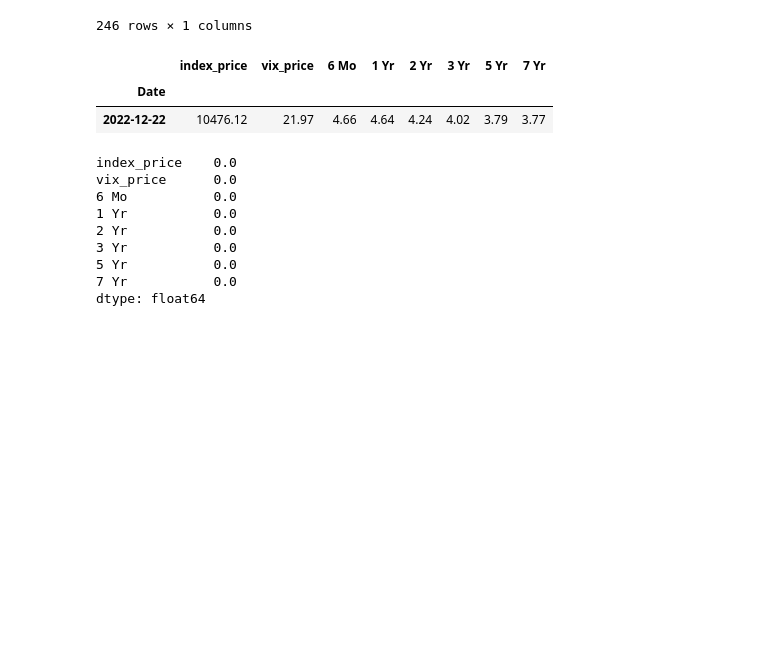
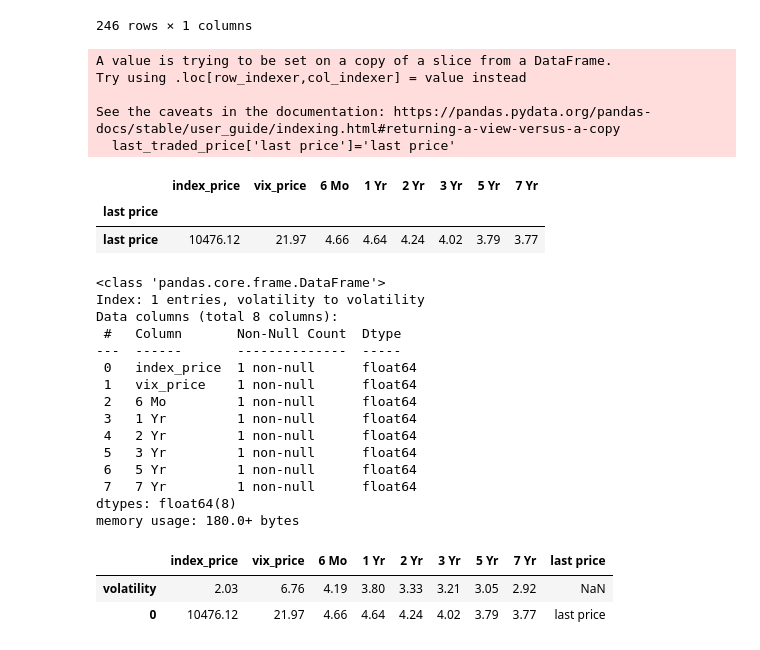
Before and after one commit to AMAYadav/PROJECTS-, a Jupyter notebook: market_risk_02_methods.ipynb, the cells around one changed output. Cells and saved outputs as stored; diff of their text form; code cells hidden in the pictures; blank space fills up the shorter version.

```diff
--- a/market_risk_02_methods.ipynb
+++ b/market_risk_02_methods.ipynb
@@ -123,26 +123,46 @@ nasdaq_returns
 | 2022-12-22 | -0.022021 |
 246 rows × 1 columns
 # %%
+from operator import truediv
 final=pd.merge(nasdaq,vix,on='Date').merge(df,how='left',on='Date').dropna()
 last_traded_price=final.iloc[[-1]]
-last_traded_price
+last_traded_price.reset_index(drop=True,inplace=True)
+last_traded_price['last price']='last price'
+last_traded_price.set_index('last price')
 # %% [output]
+A value is trying to be set on a copy of a slice from a DataFrame.
+Try using .loc[row_indexer,col_indexer] = value instead
+
+See the caveats in the documentation: https://pandas.pydata.org/pandas-docs/stable/user_guide/indexing.html#returning-a-view-versus-a-copy
+  last_traded_price['last price']='last price'
 |  | index_price | vix_price | 6 Mo | 1 Yr | 2 Yr | 3 Yr | 5 Yr | 7 Yr |
-| Date |  |  |  |  |  |  |  |  |
-| 2022-12-22 | 10476.12 | 21.97 | 4.66 | 4.64 | 4.24 | 4.02 | 3.79 | 3.77 |
+| last price |  |  |  |  |  |  |  |  |
+| last price | 10476.12 | 21.97 | 4.66 | 4.64 | 4.24 | 4.02 | 3.79 | 3.77 |
 # %%
 final_returns=pd.merge(nasdaq_returns,vix_returns,on='Date').merge(np.log(df/df.shift(1)),how='left',on='Date').dropna()
 #
 
-volatility=np.std(final_returns.iloc[[-1]].round(5))
-volatility
+volatility=pd.DataFrame(np.std(final_returns)*100,columns=['volatility']).round(2).T
+volatility.info()
 # %% [output]
-index_price    0.0
-vix_price      0.0
-6 Mo           0.0
-1 Yr           0.0
-2 Yr           0.0
-3 Yr           0.0
-5 Yr           0.0
-7 Yr           0.0
-dtype: float64
+<class 'pandas.core.frame.DataFrame'>
+Index: 1 entries, volatility to volatility
+Data columns (total 8 columns):
+ #   Column       Non-Null Count  Dtype
+---  ------       --------------  -----
+ 0   index_price  1 non-null      float64
+ 1   vix_price    1 non-null      float64
+ 2   6 Mo         1 non-null      float64
+ 3   1 Yr         1 non-null      float64
+ 4   2 Yr         1 non-null      float64
+ 5   3 Yr         1 non-null      float64
+ 6   5 Yr         1 non-null      float64
+ 7   7 Yr         1 non-null      float64
+dtypes: float64(8)
+memory usage: 180.0+ bytes
+# %%
+pd.concat([volatility,last_traded_price])
+# %% [output]
+|  | index_price | vix_price | 6 Mo | 1 Yr | 2 Yr | 3 Yr | 5 Yr | 7 Yr | last price |
+| volatility | 2.03 | 6.76 | 4.19 | 3.80 | 3.33 | 3.21 | 3.05 | 2.92 | NaN |
+| 0 | 10476.12 | 21.97 | 4.66 | 4.64 | 4.24 | 4.02 | 3.79 | 3.77 | last price |
```
